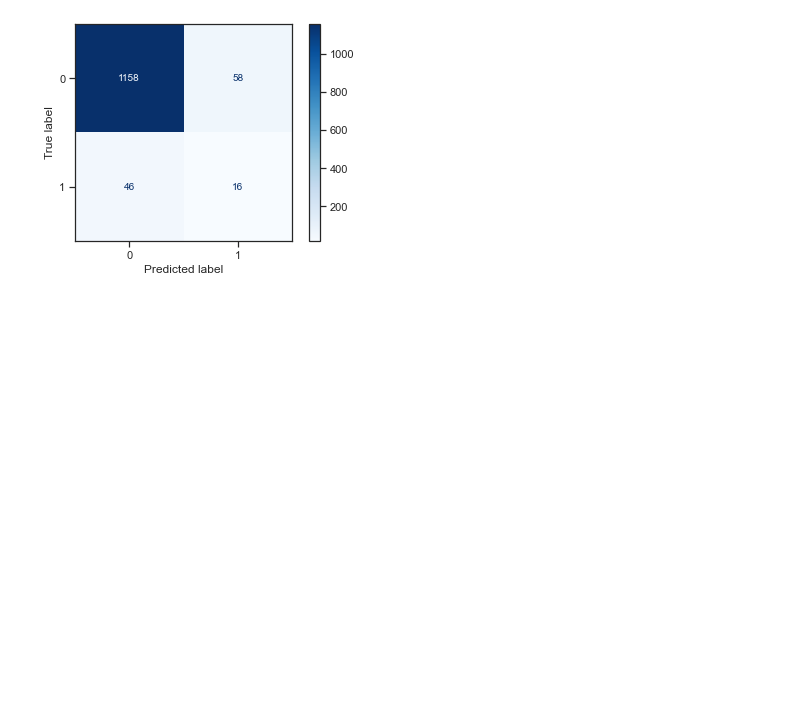
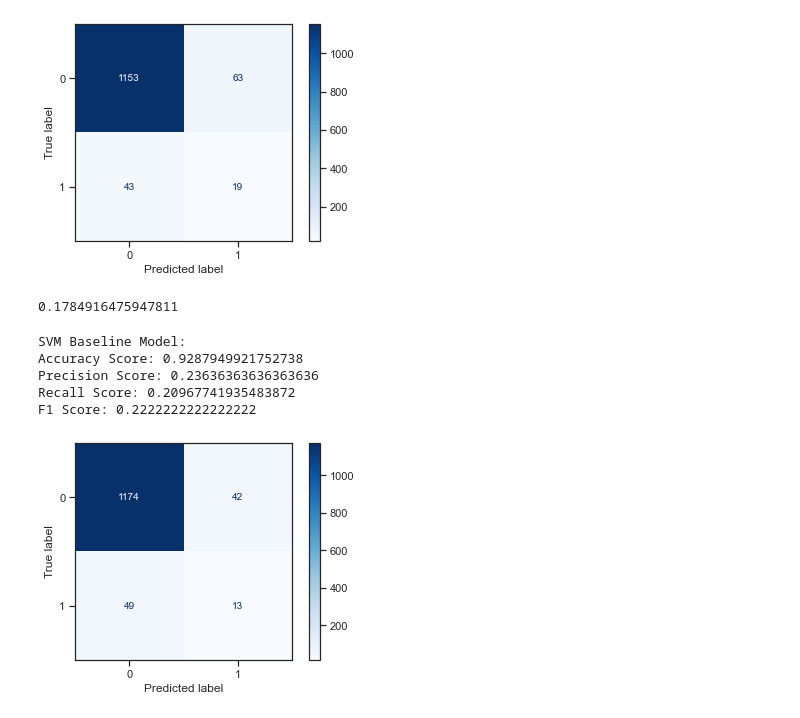
Before and after one commit to VolhaP87/Stroke_Prediction_Analysis, a Jupyter notebook: Stroke_prediction1.ipynb, the cells around one changed output. Drawn from its saved outputs; the diff is of its cells as text; code cells hidden in the pictures; blank space fills up the shorter version.

Commit message:
models comparison

```diff
--- a/Stroke_prediction1.ipynb
+++ b/Stroke_prediction1.ipynb
@@ -936,5 +936,5 @@ Log Loss: 0.23473466881956623
 # %%
-knn_tuned_model = KNeighborsClassifier(n_neighbors=76)
+knn_tuned_model = KNeighborsClassifier(n_neighbors=66)
 knn_tuned_log_loss = -cross_val_score(
     knn_tuned_model,
     X_train_scaled,
@@ -958,3 +958,29 @@ F1 Score: 0.23529411764705882
 plot_confusion_matrix(knn_tuned_model, X_test_scaled, y_test, cmap = plt.cm.Blues);
 # %% [output]
 [figure]
+# %%
+from sklearn.svm import SVC
+svc_baseline = SVC(random_state=42, probability=True)
+svc_baseline_log_loss = -cross_val_score(
+    svc_baseline,
+    X_train_scaled,
+    y_train_resampled,
+    scoring='neg_log_loss').mean()
+svc_baseline_log_loss
+# %% [output]
+0.1784916475947811
+# %%
+svc_baseline.fit(X_train_scaled, y_train_resampled)
+preds = svc_baseline.predict(X_test_scaled)
+print("SVM Baseline Model:")
+print_metrics(y_test, preds)
+# %% [output]
+SVM Baseline Model:
+Accuracy Score: 0.9287949921752738
+Precision Score: 0.23636363636363636
+Recall Score: 0.20967741935483872
+F1 Score: 0.2222222222222222
+# %%
+plot_confusion_matrix(svc_baseline, X_test_scaled, y_test, cmap = plt.cm.Blues);
+# %% [output]
+[figure, added]
```
Also changed, not shown: parts of 52 cells of this notebook.
